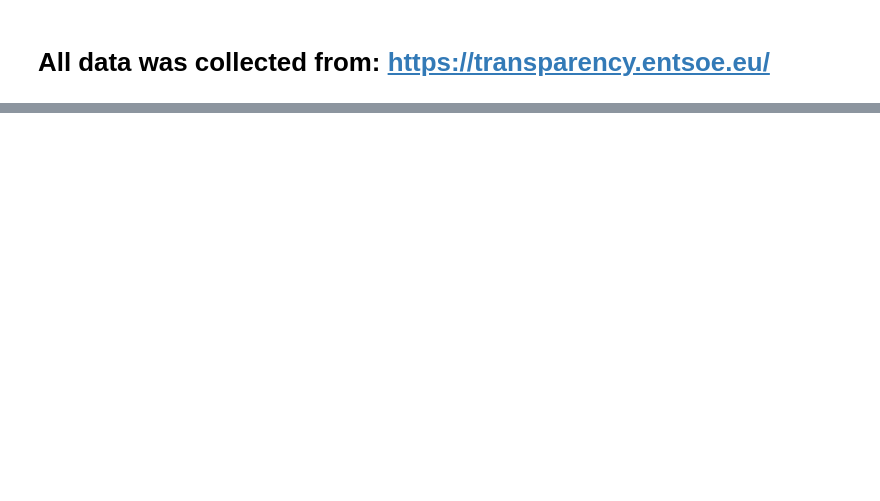
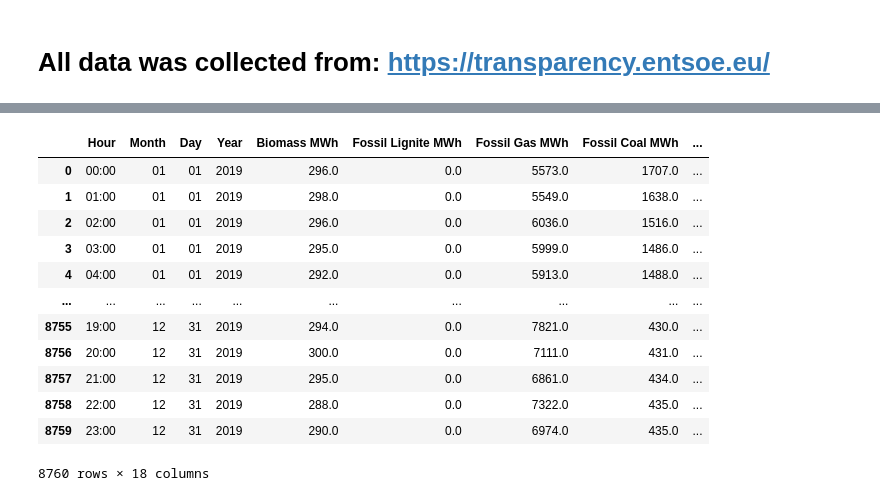
Before and after one commit to x22a/Renewable-Spain, a Jupyter notebook: Data-cleaning.ipynb, the cells around one changed output, grey strips where cells are left out. Saved outputs shown, nothing was run; the diff lists cells and outputs as text; code cells hidden in the pictures; blank space fills up the shorter version.

```diff
--- a/Data-cleaning.ipynb
+++ b/Data-cleaning.ipynb
@@ -72,0 +80,18 @@ clean2015
+# %%
+#Year 2019
+df2019 = pd.read_csv("./input/Generation2019.csv")
+dateTo(df2019)
+# %% [output]
+|  | Hour | Month | Day | Year | Biomass MWh | Fossil Lignite MWh | Fossil Gas MWh | Fossil Coal MWh | ... |
+| 0 | 00:00 | 01 | 01 | 2019 | 296.0 | 0.0 | 5573.0 | 1707.0 | ... |
+| 1 | 01:00 | 01 | 01 | 2019 | 298.0 | 0.0 | 5549.0 | 1638.0 | ... |
+| 2 | 02:00 | 01 | 01 | 2019 | 296.0 | 0.0 | 6036.0 | 1516.0 | ... |
+| 3 | 03:00 | 01 | 01 | 2019 | 295.0 | 0.0 | 5999.0 | 1486.0 | ... |
+| 4 | 04:00 | 01 | 01 | 2019 | 292.0 | 0.0 | 5913.0 | 1488.0 | ... |
+| ... | ... | ... | ... | ... | ... | ... | ... | ... | ... |
+| 8755 | 19:00 | 12 | 31 | 2019 | 294.0 | 0.0 | 7821.0 | 430.0 | ... |
+| 8756 | 20:00 | 12 | 31 | 2019 | 300.0 | 0.0 | 7111.0 | 431.0 | ... |
+| 8757 | 21:00 | 12 | 31 | 2019 | 295.0 | 0.0 | 6861.0 | 434.0 | ... |
+| 8758 | 22:00 | 12 | 31 | 2019 | 288.0 | 0.0 | 7322.0 | 435.0 | ... |
+| 8759 | 23:00 | 12 | 31 | 2019 | 290.0 | 0.0 | 6974.0 | 435.0 | ... |
+8760 rows × 18 columns
```
Also changed, not shown: parts of 10 cells of this notebook, 1 other file.
